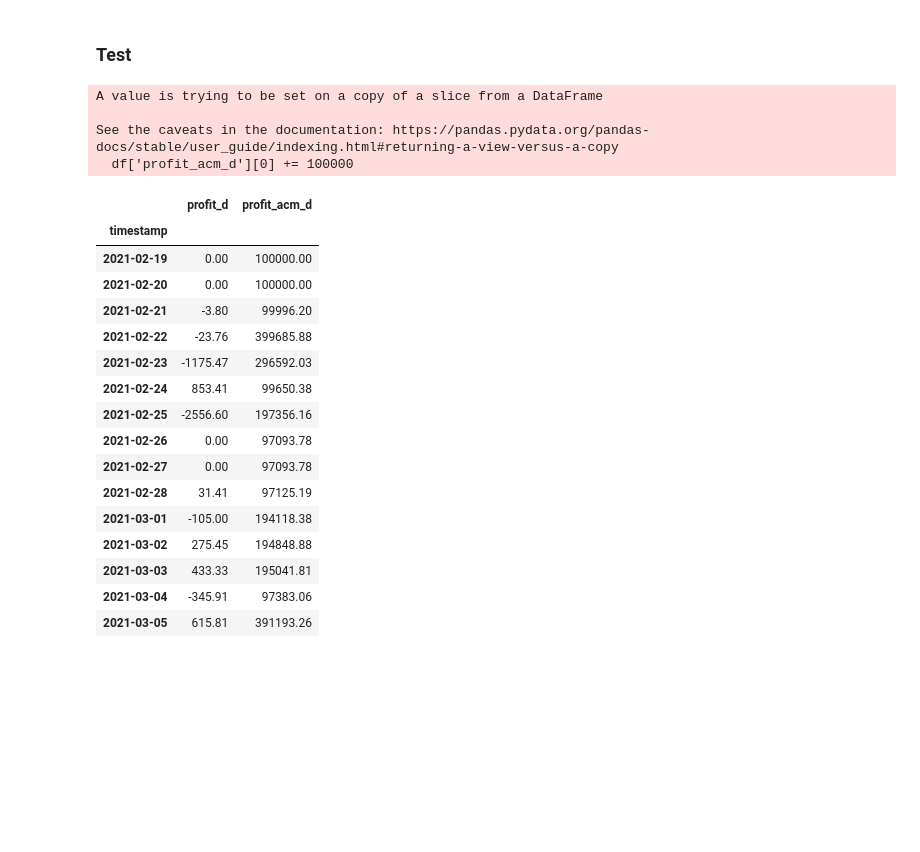
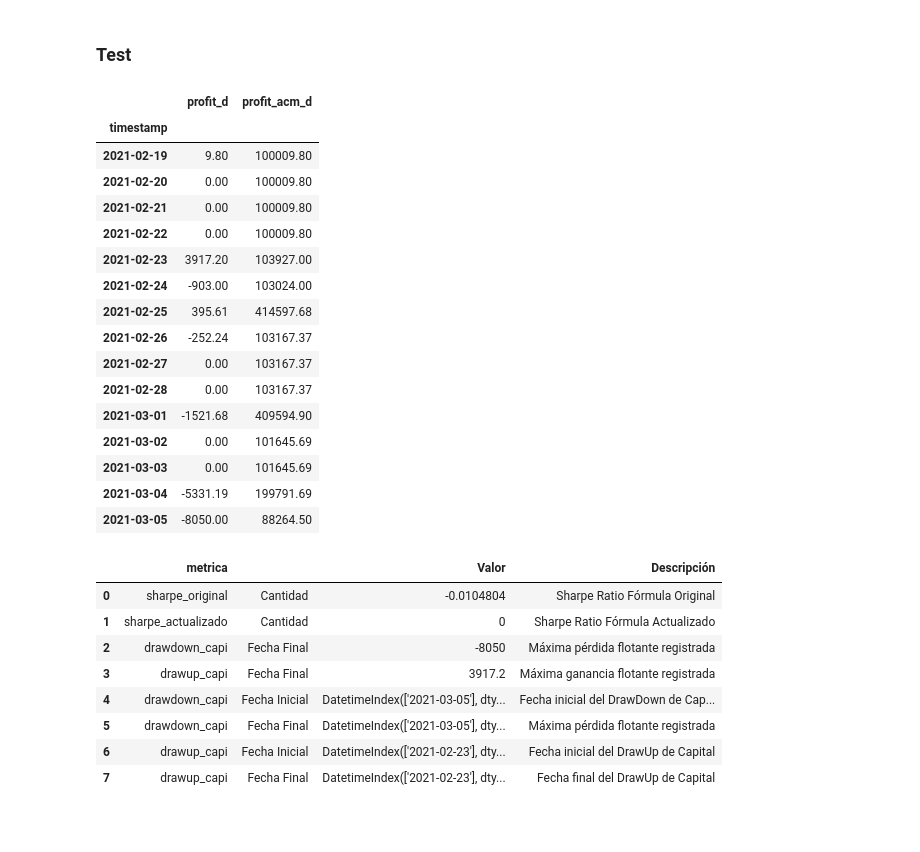
Before and after one commit to andreajimenezorozco/MyST_LAB3_1, a Jupyter notebook: notebook.ipynb, the cells around one changed output. Drawn from its saved outputs; the diff is of its cells as text; code cells hidden in the pictures; blank space fills up the shorter version.

```diff
--- a/notebook.ipynb
+++ b/notebook.ipynb
@@ -185,6 +193,7 @@ df2_ranking
 ### Test
 # %%
 def f_evolucion_capital(param_data):
+
     param_data['close_time'] = [i.strftime('%Y-%m-%d') for i in param_data['close_time']]
     param_data['close_time'] = pd.to_datetime(param_data['close_time'])
     df = pd.DataFrame({'close_time':pd.date_range(start='2/19/2021', end='3/5/2021')})
@@ -194,13 +203,29 @@ def f_evolucion_capital(param_data):
     df['profit_acm_d'] = df['profit_d']
     df['profit_acm_d'][0] += 100000
     df['profit_acm_d'] = df['profit_acm_d'].cumsum()
+    df = df.set_index('timestamp')
+    df = df.sort_index(ascending=True)
+    df= df.resample('D').sum()
 
-    #df2 = pd.DataFrame({'timestamp':}) .unique() y sumar
     return df
 # %%
-cuenta = f_evolucion_capital(data)
+df = f_evolucion_capital(data)
+df
 # %% [output]
-A value is trying to be set on a copy of a slice from a DataFrame
-
-See the caveats in the documentation: https://pandas.pydata.org/pandas-docs/stable/user_guide/indexing.html#returning-a-view-versus-a-copy
-  df['profit_acm_d'][0] += 100000
+|  | profit_d | profit_acm_d |
+| timestamp |  |  |
+| 2021-02-19 | 9.80 | 100009.80 |
+| 2021-02-20 | 0.00 | 100009.80 |
+| 2021-02-21 | 0.00 | 100009.80 |
+| 2021-02-22 | 0.00 | 100009.80 |
+| 2021-02-23 | 3917.20 | 103927.00 |
+| 2021-02-24 | -903.00 | 103024.00 |
+| 2021-02-25 | 395.61 | 414597.68 |
+| 2021-02-26 | -252.24 | 103167.37 |
+| 2021-02-27 | 0.00 | 103167.37 |
+| 2021-02-28 | 0.00 | 103167.37 |
+| 2021-03-01 | -1521.68 | 409594.90 |
+| 2021-03-02 | 0.00 | 101645.69 |
+| 2021-03-03 | 0.00 | 101645.69 |
+| 2021-03-04 | -5331.19 | 199791.69 |
+| 2021-03-05 | -8050.00 | 88264.50 |
@@ -211,20 +231,0 @@ See the caveats in the documentation: https://pandas.pydata.org/pandas-docs/stab
-# %%
-cuenta
-# %% [output]
-|  | profit_d | profit_acm_d |
-| timestamp |  |  |
-| 2021-02-19 | 0.00 | 100000.00 |
-| 2021-02-20 | 0.00 | 100000.00 |
-| 2021-02-21 | -3.80 | 99996.20 |
-| 2021-02-22 | -23.76 | 399685.88 |
-| 2021-02-23 | -1175.47 | 296592.03 |
-| 2021-02-24 | 853.41 | 99650.38 |
-| 2021-02-25 | -2556.60 | 197356.16 |
-| 2021-02-26 | 0.00 | 97093.78 |
-| 2021-02-27 | 0.00 | 97093.78 |
-| 2021-02-28 | 31.41 | 97125.19 |
-| 2021-03-01 | -105.00 | 194118.38 |
-| 2021-03-02 | 275.45 | 194848.88 |
-| 2021-03-03 | 433.33 | 195041.81 |
-| 2021-03-04 | -345.91 | 97383.06 |
-| 2021-03-05 | 615.81 | 391193.26 |
@@ -231,3 +272,15 @@ cuenta
+# %%
+f_estadisticas_mad(0.05, 1, df)
+# %% [output]
+|  | metrica |  | Valor | Descripción |
+| 0 | sharpe_original | Cantidad | -0.0104804 | Sharpe Ratio Fórmula Original |
+| 1 | sharpe_actualizado | Cantidad | 0 | Sharpe Ratio Fórmula Actualizado |
+| 2 | drawdown_capi | Fecha Final | -8050 | Máxima pérdida flotante registrada |
+| 3 | drawup_capi | Fecha Final | 3917.2 | Máxima ganancia flotante registrada |
+| 4 | drawdown_capi | Fecha Inicial | DatetimeIndex(['2021-03-05'], dty... | Fecha inicial del DrawDown de Cap... |
+| 5 | drawdown_capi | Fecha Final | DatetimeIndex(['2021-03-05'], dty... | Máxima pérdida flotante registrada |
+| 6 | drawup_capi | Fecha Inicial | DatetimeIndex(['2021-02-23'], dty... | Fecha inicial del DrawUp de Capital |
+| 7 | drawup_capi | Fecha Final | DatetimeIndex(['2021-02-23'], dty... | Fecha final del DrawUp de Capital |
 # %% [markdown]
 <br>
 # %% [markdown]
```
Also changed, not shown: parts of 10 cells of this notebook.
